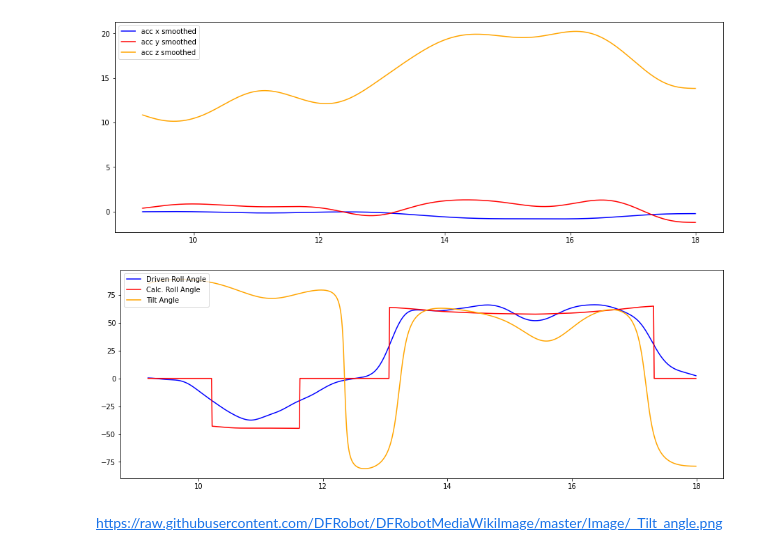
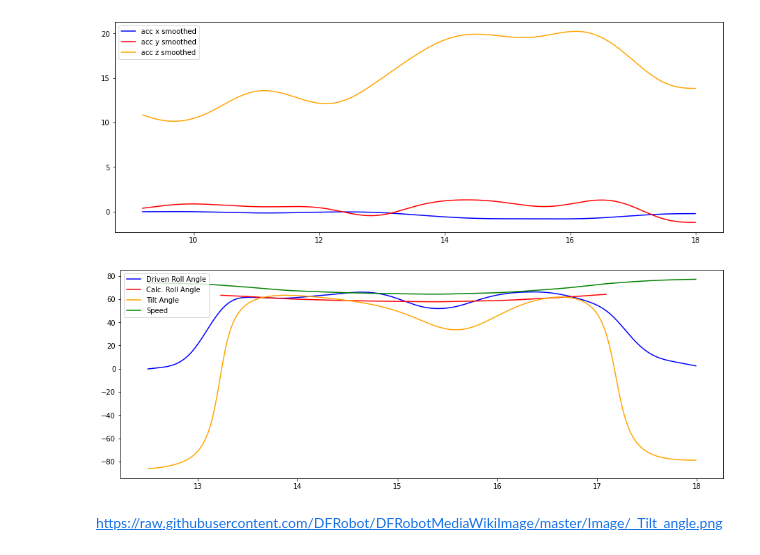
Before and after one commit to Said-Ch/WinterbergBDA, a Jupyter notebook: superbob_daten.ipynb, the cells around one changed output. Drawn from its saved outputs; the diff is of its cells as text; code cells hidden in the pictures.

```diff
--- a/superbob_daten.ipynb
+++ b/superbob_daten.ipynb
@@ -13,7 +13,7 @@ dfx = dfx.rename(columns=str.lower)
 dfx.columns = dfx.columns.str.replace(' ','_')
 
 for index, row in dfx.iterrows():
-    if row["_lightbeam"].strip() == "B11":
+    if row["_lightbeam"].strip() == "B12":
         break
     else:
         dfx.drop(index=index,inplace=True)
@@ -38,8 +38,8 @@ df["tilt_value"] = -(np.degrees(np.arctan(df["_acc_y_m/s2"]/df["_acc_x_m/s2"])))
 
 # First, design the Buterworth filter
 N  = 3    # Filter order
-Wn = 0.01 # Cutoff frequency Hz
-B, A = signal.butter(N, Wn, output='ba')
+Wn = 0.01 # Cutoff frequency Hz (1/500)
+B, A = signal.butter(N, Wn, output='ba', btype='lowpass')
 df['acc_x_smooth'] = signal.filtfilt(B,A, df["_acc_x_m/s2"])
 df['acc_y_smooth'] = signal.filtfilt(B,A, df["_acc_y_m/s2"])
 df['acc_z_smooth'] = signal.filtfilt(B,A, df["_acc_z_m/s2"])
@@ -52,9 +52,9 @@ df['tilt_valsm'] = -(np.arctan((df['acc_y_smooth'])/(df['acc_x_smooth'])))
 ## https://geoservice.maps.arcgis.com/apps/View/index.html?appid=9565f4b2c14544b4a92b04a67958c79c
 
 
-df.loc[df["_roll_angle_°"] <=30, 'radius'] =0
-df.loc[(df["_roll_angle_°"] < (-20) ) & (df["time_s"] >=8 ), 'radius'] =36.5
-df.loc[(df["_roll_angle_°"] > 30 ) & (df["time_s"] >=8 ), 'radius'] = 20.5
+# df.loc[df["_roll_angle_°"] <=10, 'radius'] =0
+df.loc[(df["_roll_angle_°"] <= (-30) ) & (df["time_s"] >=1 ), 'radius'] = 38.5
+df.loc[(df["_roll_angle_°"] > 50 ) & (df["time_s"] >=8 ), 'radius'] = 20.5
 
 # Definieren von Speed und Radius
 velocity = df["_speed_km/h"]/3.6
@@ -62,13 +62,20 @@ radius = df['radius']
 
 df.loc[df["radius"] == 0, 'opt_rangle'] = 0
 
-df.loc[df["radius"] == 20.5, 'opt_rangle'] = (np.degrees(np.arctan((velocity ** 2)/(9.81*radius))))
-df.loc[df["radius"] == 36.5, 'opt_rangle'] = -(np.degrees(np.arctan((velocity ** 2)/(9.81*radius))))
+df.loc[df["radius"] == 20.5, 'opt_rangle'] = np.degrees(np.arctan((velocity ** 2)/(9.81*radius)))
+df.loc[df["radius"] == 38.5, 'opt_rangle'] = -(np.degrees(np.arctan((velocity ** 2)/(9.81*radius))))
 
 
 #df["opt_rangle"] = (np.degrees(np.arctan((velocity ** 2)/(9.81*radius))))
 
+
+
+# Daten in CSV sichern...
+#pd.DataFrame(df).to_csv("c:/dev/test_v3.csv",sep=";")
+df= df.reset_index(drop=True)
+curve_count = (df.time_s).count()
+curve_size = 180 # Grad der Kurve
+
+for index, row in df.iterrows():
+    df.at[index, 'curve_angle'] =  (index*(180/curve_count))
 df.head()
-#df.describe()
-
-pd.DataFrame(df).to_csv("c:/dev/test_v3.csv",sep=";")
@@ -120,13 +126,14 @@ plt.show()
 # %%
 #tiltsmooth = scipy.signal.savgol_filter(df["tilt_value"], 99, 2, mode='nearest')
 plt.figure(figsize=(15.5, 5.5))
 plt.plot(df['time_s'],df['_roll_angle_°'],'blue', label='Driven Roll Angle')
 plt.plot(df['time_s'],df['opt_rangle'],'red', label='Calc. Roll Angle')
 plt.plot(df['time_s'],df['tilt_smooth'],'orange', label='Tilt Angle')
+plt.plot(df['time_s'],df['_speed_km/h'],'green', label='Speed')
 #plt.plot(df['time_s'],df['tilt_smooth'],'blue',df['time_s'],df['_roll_angle_°'],'red',df['time_s'],df['acc_z_smooth'],'orange' )
 plt.legend(loc='upper left')
 plt.show()
 # %% [output]
-[figure, old version]
+[figure, new version]
 # %% [markdown]
 https://raw.githubusercontent.com/DFRobot/DFRobotMediaWikiImage/master/Image/_Tilt_angle.png
```
Also changed, not shown: parts of 6 cells of this notebook.
